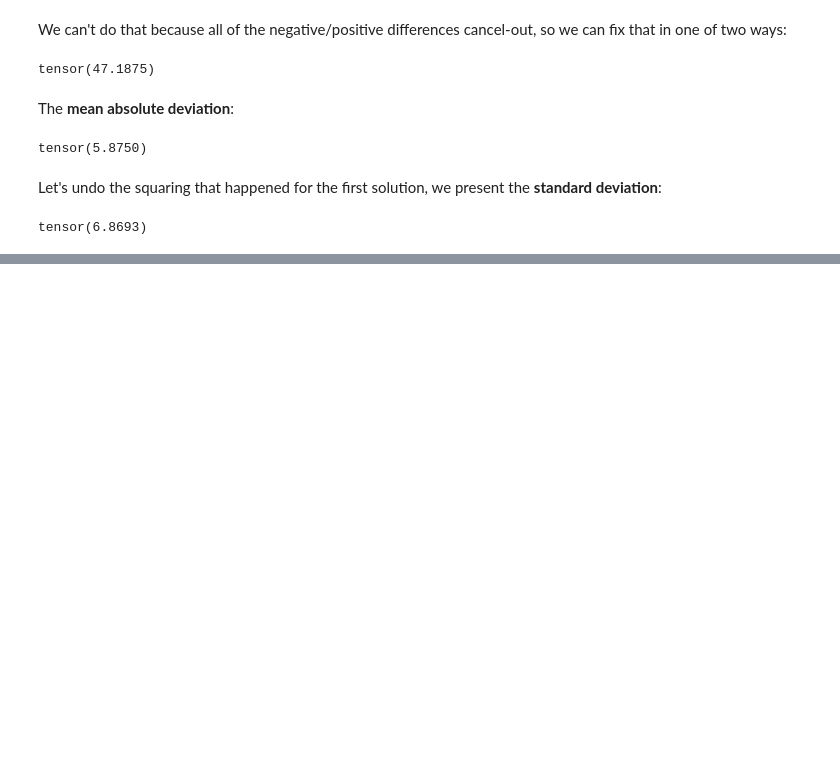
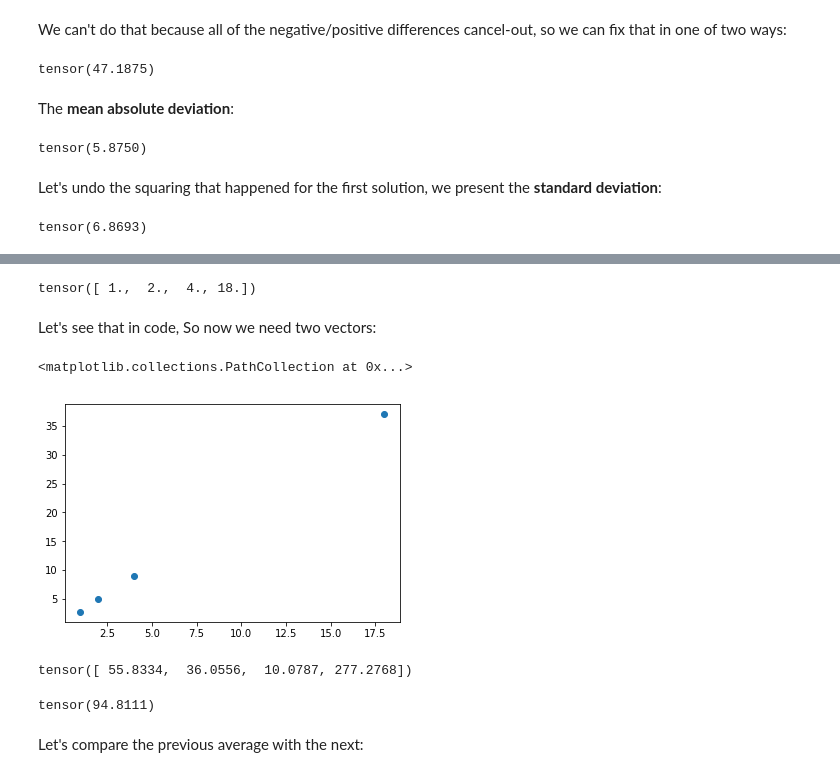
Before and after one commit to Akramz/Impractical-DL, a Jupyter notebook: 02.ipynb, the cells around one changed output, grey strips where cells are left out. Saved outputs shown, nothing was run; the diff lists cells and outputs as text; code cells hidden in the pictures; blank space fills up the shorter version.

```diff
--- a/02.ipynb
+++ b/02.ipynb
@@ -429,0 +453,26 @@ Because of the squaring mechanism, standard deviation is more sensitive to outli
+# %%
+t
+# %% [output]
+tensor([ 1.,  2.,  4., 18.])
+# %% [markdown]
+Let's see that in code, So now we need two vectors:
+# %%
+# `u` is twice as `t` plus a little bit of randomness
+u = t * 2
+u += torch.randn_like(t)/10+0.95
+# %%
+plt.scatter(t, u)
+# %% [output]
+<matplotlib.collections.PathCollection at 0x...>
+[figure, added]
+# %%
+prod = (t-t.mean())*(u-u.mean())
+prod
+# %% [output]
+tensor([ 55.8334,  36.0556,  10.0787, 277.2768])
+# %%
+prod.mean()
+# %% [output]
+tensor(94.8111)
+# %% [markdown]
+Let's compare the previous average with the next:
```
Also changed, not shown: parts of 16 cells of this notebook.
